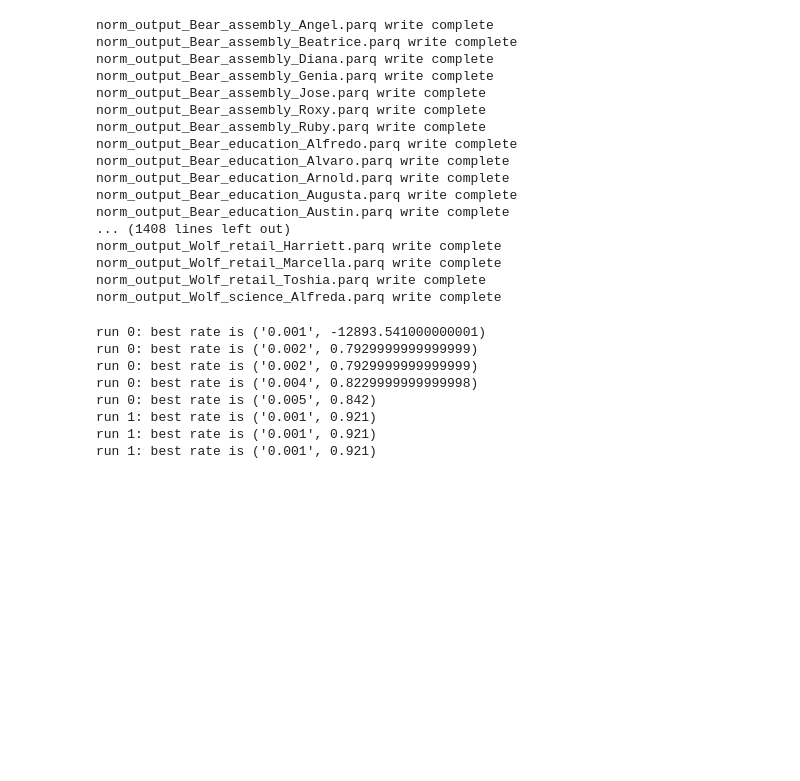
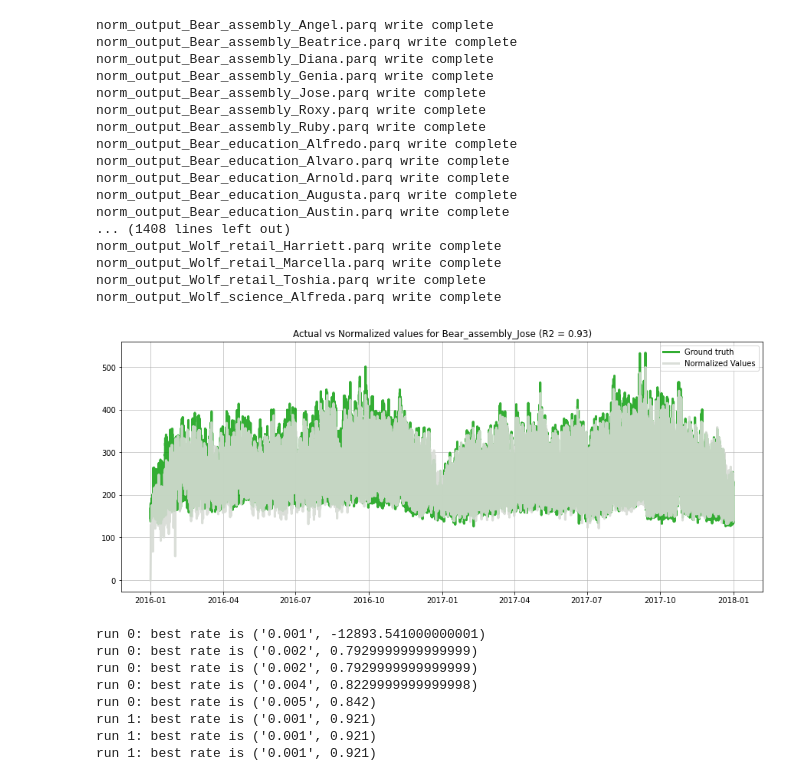
Before and after one commit to gatechdvateam/energy_hub, a Jupyter notebook: normalization/norm2.ipynb, the cells around one changed output. Saved outputs shown, nothing was run; the diff lists cells and outputs as text; code cells hidden in the pictures; blank space fills up the shorter version.

```diff
--- a/normalization/norm2.ipynb
+++ b/normalization/norm2.ipynb
@@ -279,6 +280,11 @@ norm_output_Wolf_retail_Harriett.parq write complete
 norm_output_Wolf_retail_Marcella.parq write complete
 norm_output_Wolf_retail_Toshia.parq write complete
 norm_output_Wolf_science_Alfreda.parq write complete
+# %%
+building, time, y_trues, y_preds, y_norms, metric = build_model("norm_Bear_assembly_Jose.parq")
+plot(time, y_trues, y_norms, metric, building)
+# %% [output]
+[figure, added]
 # %%
 # # Tuning Experiments
 
```
Also changed, not shown: parts of 10 cells of this notebook, 1 other file.
